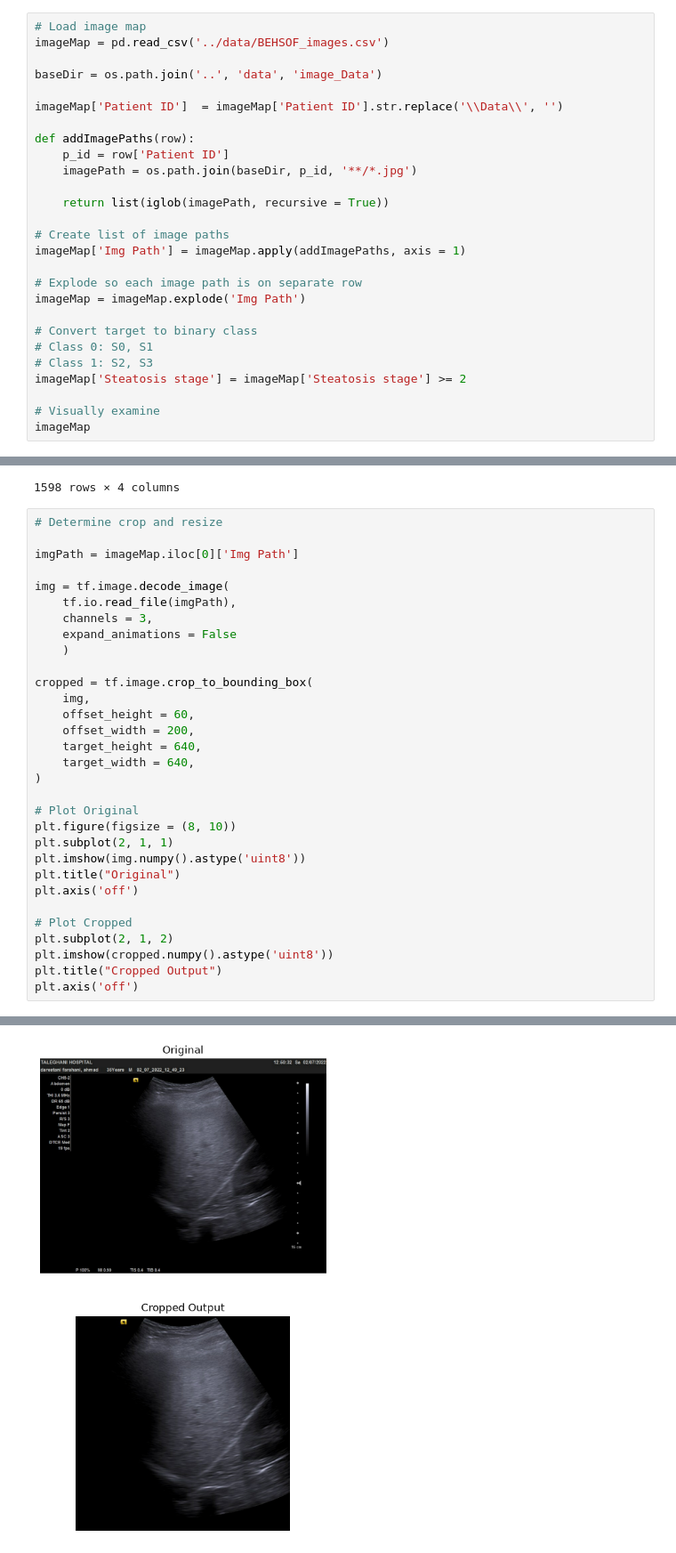
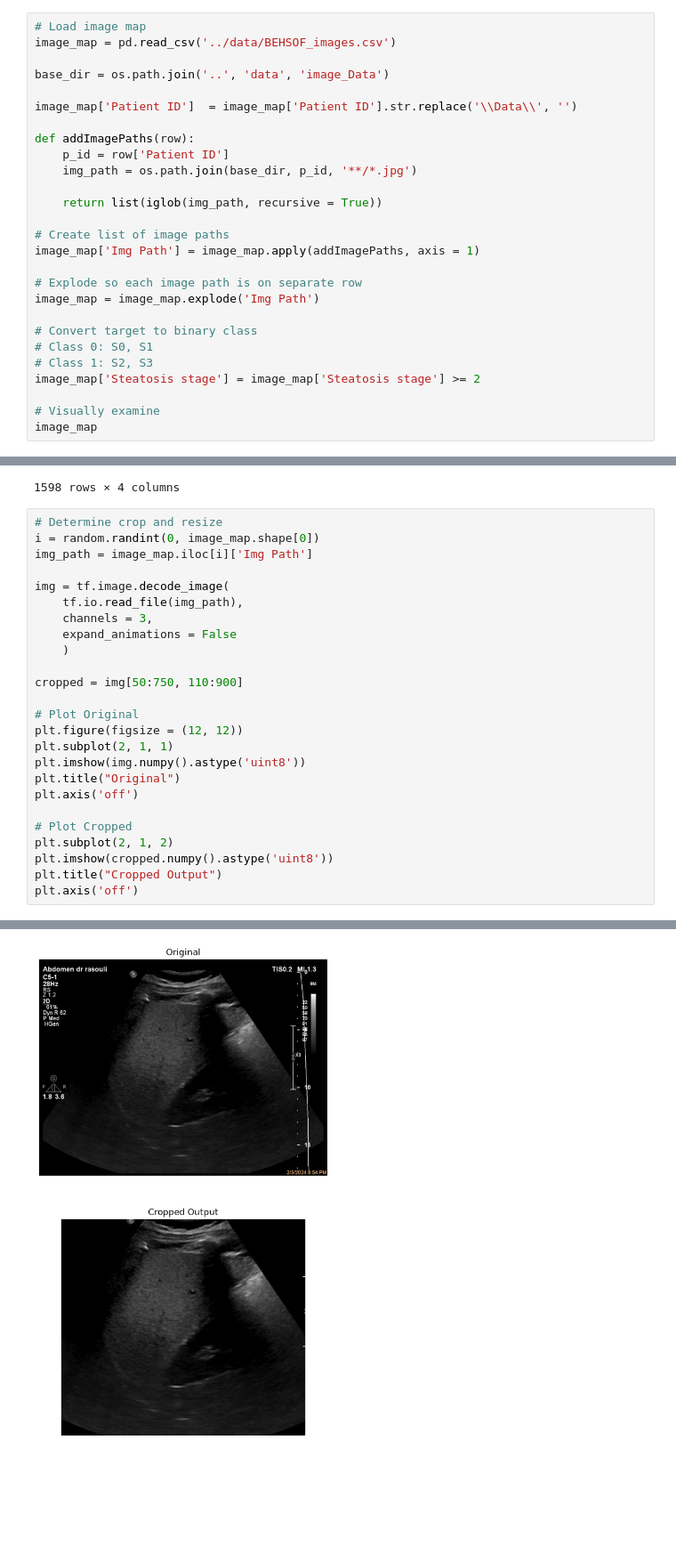
Before and after one commit to nestoram29-uni/INFO-698-Multimodal-AI-Medicine, a Jupyter notebook: src/Advanced_Models.ipynb, the cells around one changed output, grey strips where cells are left out. Shown at 89% size. Saved outputs shown, nothing was run; the diff lists cells and outputs as text; blank space fills up the shorter version.

```diff
--- a/src/Advanced_Models.ipynb
+++ b/src/Advanced_Models.ipynb
@@ -35,31 +36,31 @@ encoder = OneHotEncoder(drop = 'if_binary', sparse_output = False)
 X[['sex']] = encoder.fit_transform(X[['sex']])
 # %%
 # Load image map
-imageMap = pd.read_csv('../data/BEHSOF_images.csv')
+image_map = pd.read_csv('../data/BEHSOF_images.csv')
 
-baseDir = os.path.join('..', 'data', 'image_Data')
+base_dir = os.path.join('..', 'data', 'image_Data')
 
-imageMap['Patient ID']  = imageMap['Patient ID'].str.replace('\\Data\\', '')
+image_map['Patient ID']  = image_map['Patient ID'].str.replace('\\Data\\', '')
 
 def addImagePaths(row):
     p_id = row['Patient ID']
-    imagePath = os.path.join(baseDir, p_id, '**/*.jpg')
+    img_path = os.path.join(base_dir, p_id, '**/*.jpg')
 
-    return list(iglob(imagePath, recursive = True))
+    return list(iglob(img_path, recursive = True))
 
 # Create list of image paths
-imageMap['Img Path'] = imageMap.apply(addImagePaths, axis = 1)
+image_map['Img Path'] = image_map.apply(addImagePaths, axis = 1)
 
 # Explode so each image path is on separate row
-imageMap = imageMap.explode('Img Path')
+image_map = image_map.explode('Img Path')
 
 # Convert target to binary class
 # Class 0: S0, S1
 # Class 1: S2, S3
-imageMap['Steatosis stage'] = imageMap['Steatosis stage'] >= 2
+image_map['Steatosis stage'] = image_map['Steatosis stage'] >= 2
 
 # Visually examine
-imageMap
+image_map
 # %% [output]
 |  | Patient ID | Steatosis stage | Fibroscan F | Img Path |
 | 0 | TAL01331 | True | 1 | ../data/image_Data/TAL01331/02_07... |
@@ -76,25 +77,19 @@ imageMap
 1598 rows × 4 columns
 # %%
 # Determine crop and resize
-
-imgPath = imageMap.iloc[0]['Img Path']
+i = random.randint(0, image_map.shape[0])
+img_path = image_map.iloc[i]['Img Path']
 
 img = tf.image.decode_image(
-    tf.io.read_file(imgPath),
+    tf.io.read_file(img_path),
     channels = 3,
     expand_animations = False
     )
 
-cropped = tf.image.crop_to_bounding_box(
-    img,
-    offset_height = 60,
-    offset_width = 200,
-    target_height = 640,
-    target_width = 640,
-)
+cropped = img[50:750, 110:900]
 
 # Plot Original
-plt.figure(figsize = (8, 10))
+plt.figure(figsize = (12, 12))
 plt.subplot(2, 1, 1)
 plt.imshow(img.numpy().astype('uint8'))
 plt.title("Original")
@@ -111,2 +106,2 @@ I0000 00:00:1793329731.338771   75501 gpu_device.cc:2043] Created device /job:lo
-[figure, old version]
+[figure, new version]
 # %%
```
Also changed, not shown: parts of 7 cells of this notebook.
